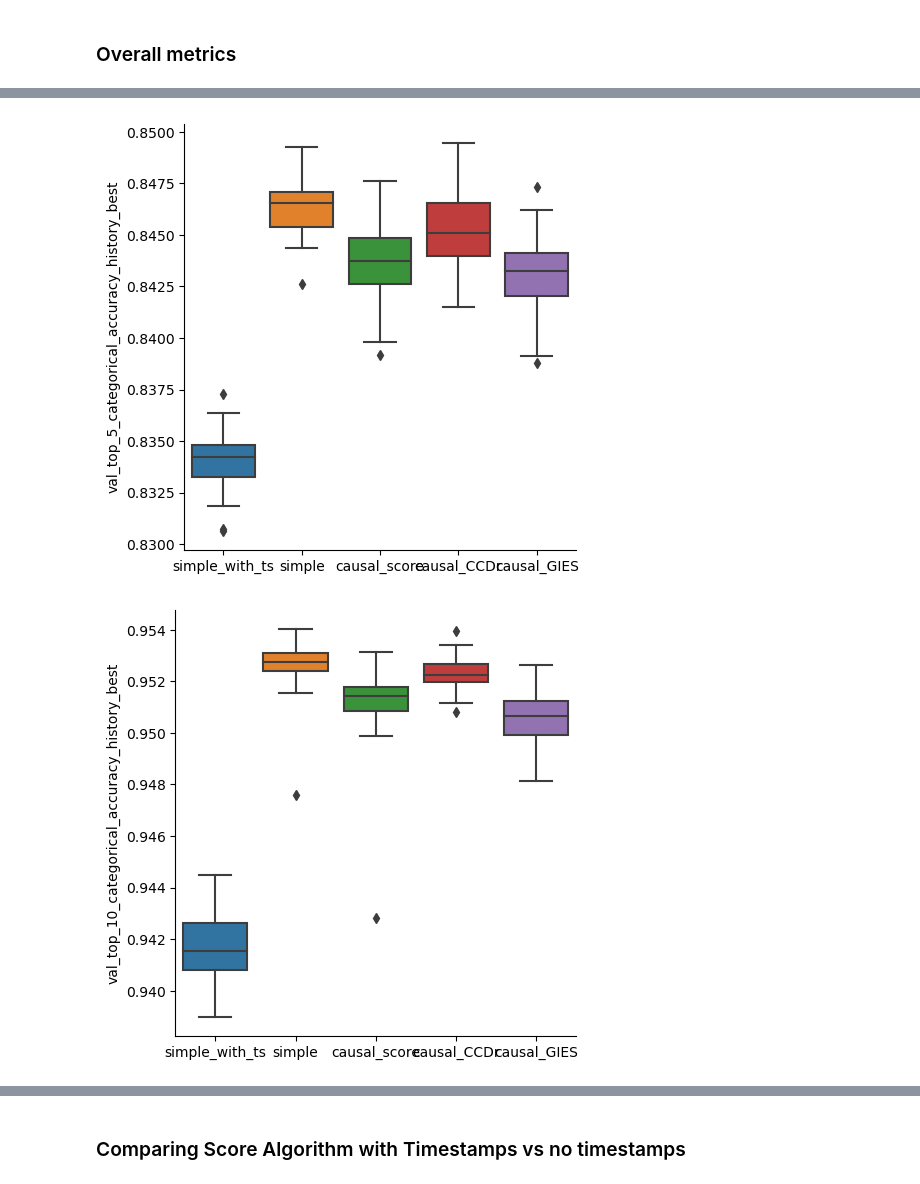
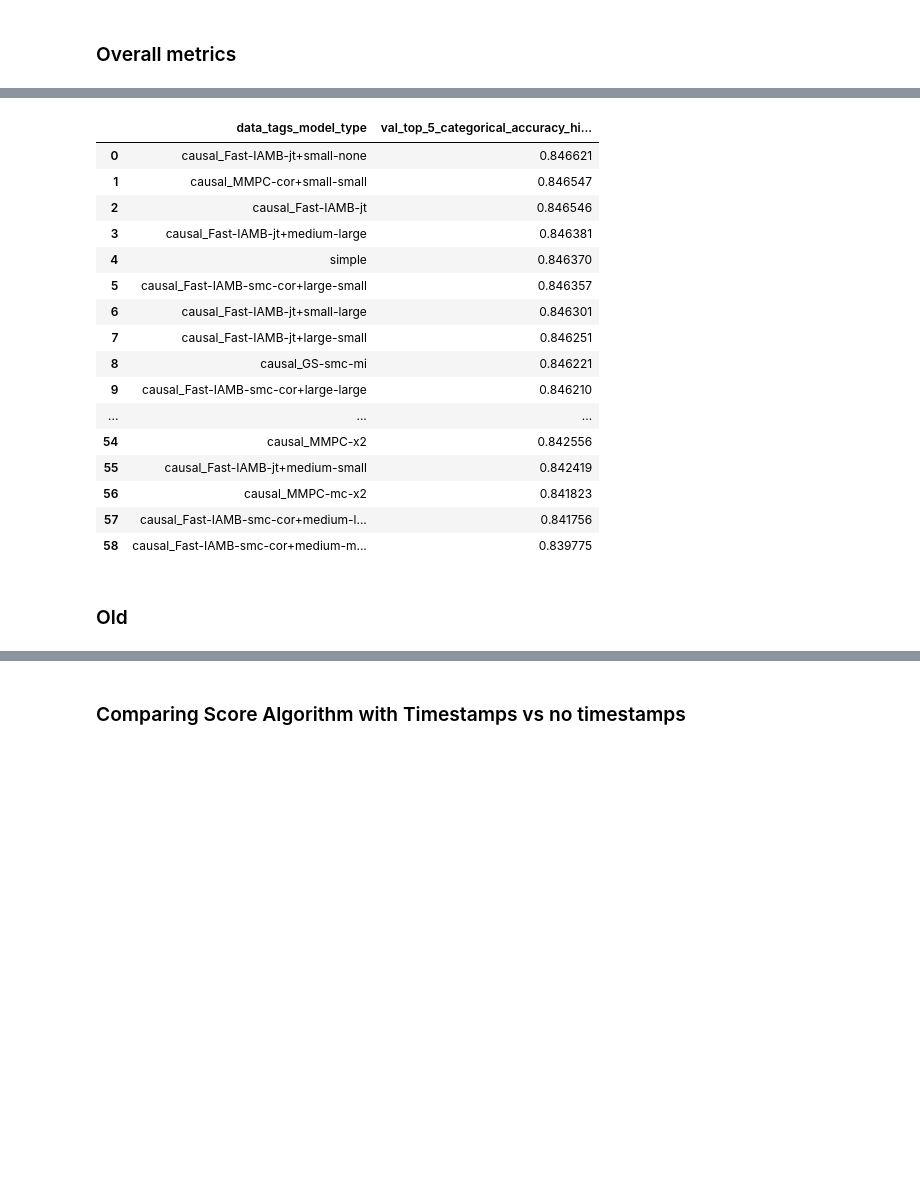
Before and after one commit to ralmasri/Domain-Guided-Monitoring, a Jupyter notebook: notebooks/knowledge_graphs.ipynb, the cells around one changed output, grey strips where cells are left out. Drawn from its saved outputs; the diff is of its cells as text; code cells hidden in the pictures; blank space fills up the shorter version.

```diff
--- a/notebooks/knowledge_graphs.ipynb
+++ b/notebooks/knowledge_graphs.ipynb
@@ -83,3 +143,30 @@ def plot_best_metric_bar(metric_df, metric_names,
+# %%
+# Sort by mean top 5 categorical accuracy
+sorted_top_5_accuracy_mean_df = pd.DataFrame(
+    matrix_df.groupby(['data_tags_model_type'])['val_top_5_categorical_accuracy_history_best']
+    .mean()
+    .sort_values(ascending=False)).reset_index()
+sorted_top_5_accuracy_mean_df
+# %% [output]
+|  | data_tags_model_type | val_top_5_categorical_accuracy_hi... |
+| 0 | causal_Fast-IAMB-jt+small-none | 0.846621 |
+| 1 | causal_MMPC-cor+small-small | 0.846547 |
+| 2 | causal_Fast-IAMB-jt | 0.846546 |
+| 3 | causal_Fast-IAMB-jt+medium-large | 0.846381 |
+| 4 | simple | 0.846370 |
+| 5 | causal_Fast-IAMB-smc-cor+large-small | 0.846357 |
+| 6 | causal_Fast-IAMB-jt+small-large | 0.846301 |
+| 7 | causal_Fast-IAMB-jt+large-small | 0.846251 |
+| 8 | causal_GS-smc-mi | 0.846221 |
+| 9 | causal_Fast-IAMB-smc-cor+large-large | 0.846210 |
+| ... | ... | ... |
+| 54 | causal_MMPC-x2 | 0.842556 |
+| 55 | causal_Fast-IAMB-jt+medium-small | 0.842419 |
+| 56 | causal_MMPC-mc-x2 | 0.841823 |
+| 57 | causal_Fast-IAMB-smc-cor+medium-l... | 0.841756 |
+| 58 | causal_Fast-IAMB-smc-cor+medium-m... | 0.839775 |
+# %% [markdown]
+### Old
 # %%
 run_df = mlflow_helper.run_df[
     (mlflow_helper.run_df['data_params_ExperimentConfigmax_data_size'] == '-1')
@@ -89,12 +175,9 @@ run_df = mlflow_helper.run_df[
 run_df = mlflow_helper.load_best_metrics_for_ids(set(run_df["info_run_id"]))
 # %%
 overall_df = run_df.copy()
+# Some simple runs have timestamps included, so to be able separate them, I've
+# change their model types to simple_with_ts
 overall_df.loc[(overall_df['data_params_HuaweiPreprocessorConfigremove_dates_from_payload'] == 'False')
     & (overall_df['data_tags_model_type'] == 'simple'), 'data_tags_model_type'] = 'simple_with_ts'
 overall_df = overall_df[(overall_df['data_params_HuaweiPreprocessorConfigremove_dates_from_payload'] == 'True') |
 (overall_df['data_tags_model_type'] == 'simple_with_ts')]
-plot_best_metric_bar(overall_df, ['val_top_5_categorical_accuracy_history_best', 'val_top_10_categorical_accuracy_history_best'],
-x_order = ['simple_with_ts', 'simple', 'causal_score', 'causal_CCDr', 'causal_GIES'])
-# %% [output]
-[figure, removed]
-[figure, removed]
```
Also changed, not shown: parts of 13 cells of this notebook.
